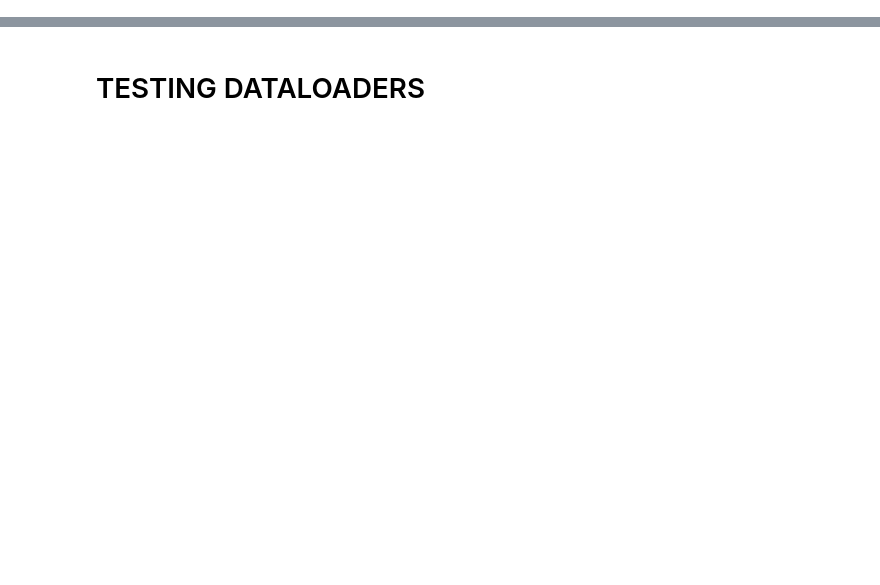
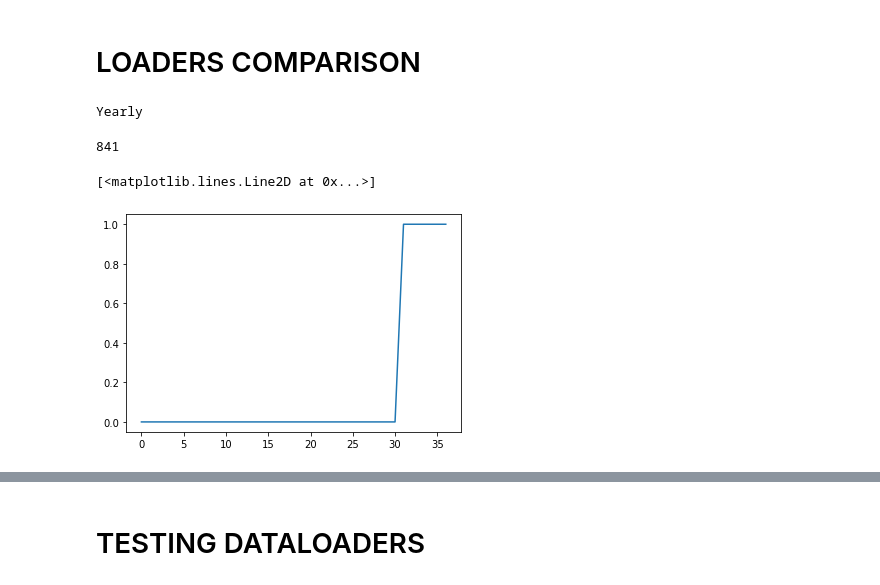
Before and after one commit to Nixtla/Nixtla, a Jupyter notebook: nbs/data__tsloader_fast.ipynb, the cells around one changed output, grey strips where cells are left out. Drawn from its saved outputs; the diff is of its cells as text; code cells hidden in the pictures; blank space fills up the shorter version.

```diff
--- a/nbs/data__tsloader_fast.ipynb
+++ b/nbs/data__tsloader_fast.ipynb
@@ -488,0 +432,52 @@ class TimeSeriesLoader(object):
+# %% [markdown]
+# LOADERS COMPARISON
+# %%
+def get_mask_df(Y_df, n_timestamps):
+    # Creates outsample_mask
+    # train 1 validation 0
+
+    last_df = Y_df.copy()[['unique_id', 'ds']]
+    last_df.sort_values(by=['unique_id', 'ds'], inplace=True, ascending=False)
+    last_df.reset_index(drop=True, inplace=True)
+
+    last_df = last_df.groupby('unique_id').head(n_timestamps)
+    last_df['sample_mask'] = 0
+
+    last_df = last_df[['unique_id', 'ds', 'sample_mask']]
+
+    mask_df = Y_df.merge(last_df, on=['unique_id', 'ds'], how='left')
+    mask_df['sample_mask'] = mask_df['sample_mask'].fillna(1)    # The first len(Y)-n_hours used as train
+
+    mask_df = mask_df[['unique_id', 'ds', 'sample_mask']]
+    mask_df.sort_values(by=['unique_id', 'ds'], inplace=True)
+
+    mask_df['available_mask'] = 1
+
+    ts_outsample_mask = np.ones(Y_df.groupby('unique_id')['y'].count().max())
+    ts_outsample_mask[-n_timestamps:] = 0
+
+    assert len(mask_df)==len(Y_df), \
+        f'The mask_df length {len(mask_df)} is not equal to Y_df length {len(Y_df)}'
+
+    return mask_df, ts_outsample_mask
+# %%
+import matplotlib.pyplot as plt
+from nixtla.data.datasets.m4 import M4, M4Info
+print(M4Info.groups[0])
+Y_df = M4.load(directory='../data', group=M4Info.groups[0])
+# %% [output]
+Yearly
+# %%
+Y_df.groupby('unique_id')['y'].count().max()
+# %% [output]
+841
+# %%
+mask_df, ts_outsample_mask = get_mask_df(Y_df=Y_df, n_timestamps=6)
+mask_df['sample_mask'] = 1 - mask_df['sample_mask']
+ts_outsample_mask = 1 - ts_outsample_mask
+# %%
+plt.plot(mask_df[mask_df['unique_id']=='Y1']['sample_mask'].values)
+#plt.plot(ts_outsample_mask)
+# %% [output]
+[<matplotlib.lines.Line2D at 0x...>]
+[figure, added]
```
Also changed, not shown: parts of 18 cells of this notebook, 5 other files.
